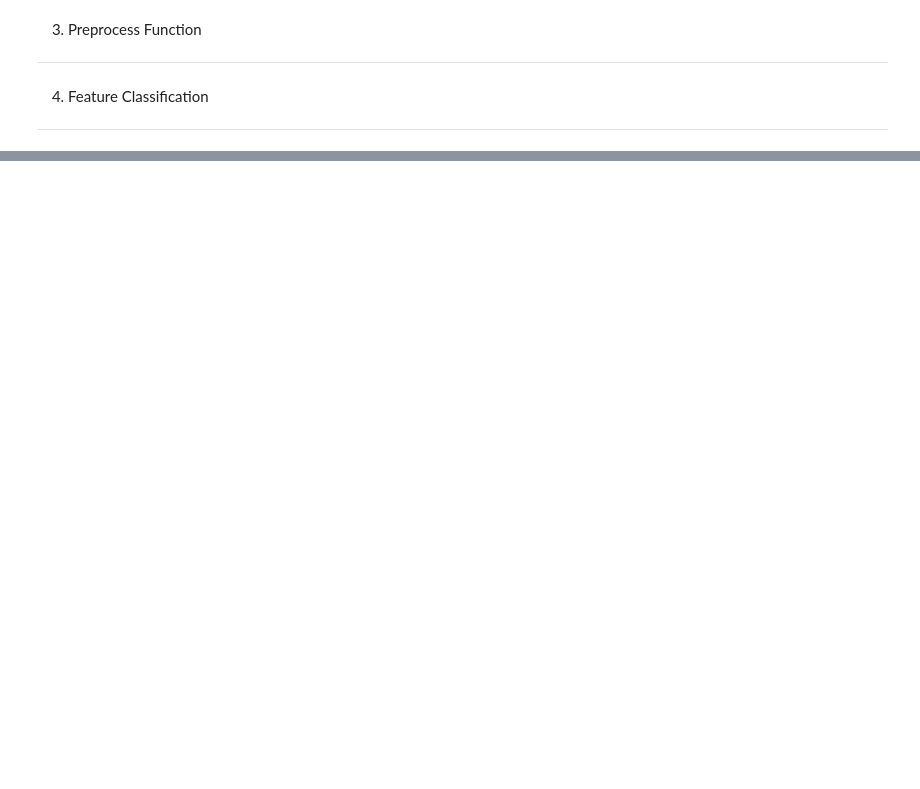
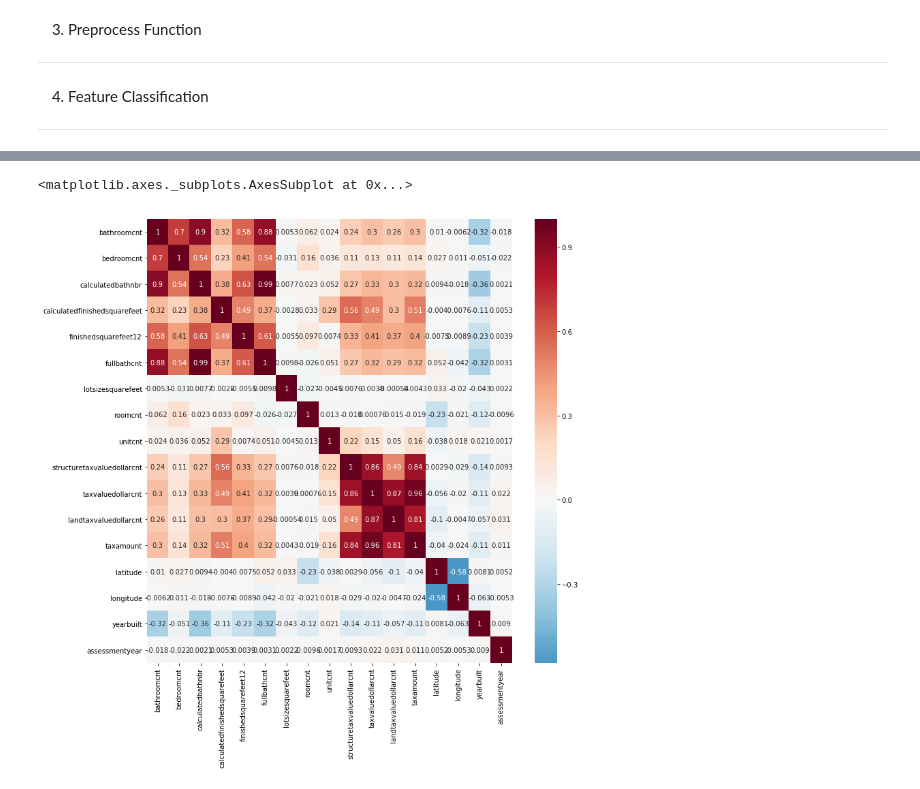
Before and after one commit to aeloyq/BerkeleyRemoteLab, a Jupyter notebook: Zillow/DataPreprocess.ipynb, the cells around one changed output, grey strips where cells are left out. Saved outputs shown, nothing was run; the diff lists cells and outputs as text; code cells hidden in the pictures; blank space fills up the shorter version.

```diff
--- a/Zillow/DataPreprocess.ipynb
+++ b/Zillow/DataPreprocess.ipynb
@@ -685,0 +658,2 @@ data_norm.to_csv('./Data/prop_norm.csv')
+# %%
+feature_corr=properties[numerical_features+special_num].corr()
@@ -685,0 +673,6 @@ data_norm.to_csv('./Data/prop_norm.csv')
+# %%
+plt.figure(figsize=(12,12))
+sns.heatmap(feature_corr,annot=True,cmap="RdBu_r",center=0)
+# %% [output]
+<matplotlib.axes._subplots.AxesSubplot at 0x...>
+[figure, added]
```
Also changed, not shown: parts of 129 cells of this notebook, 22 other files.
